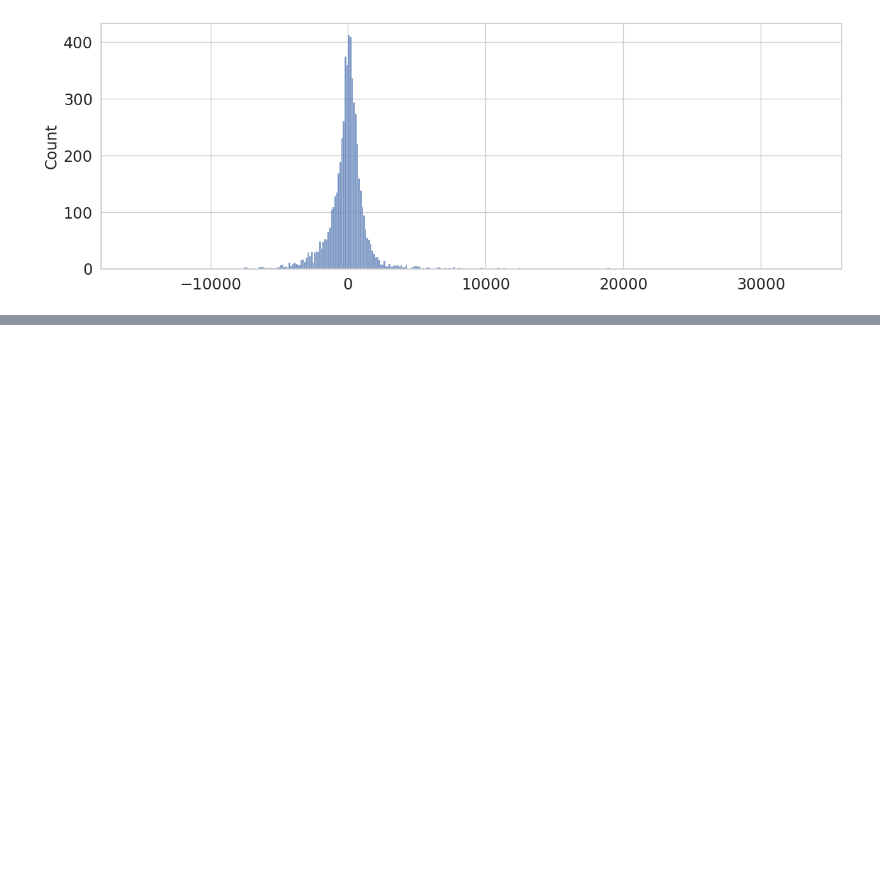
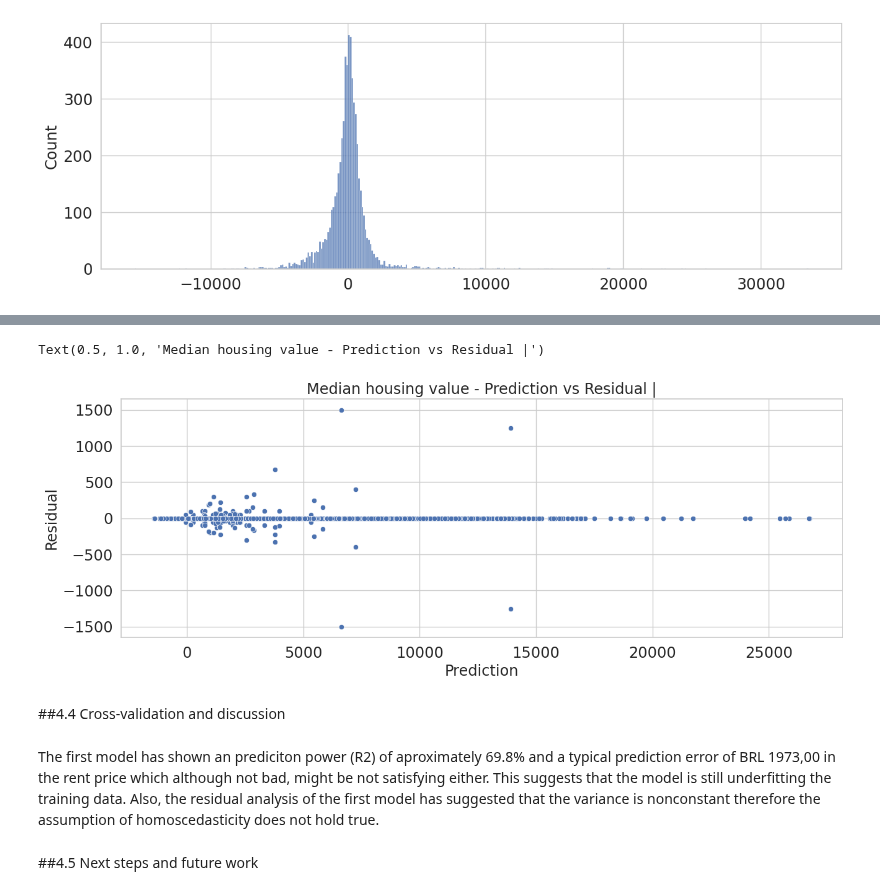
Before and after one commit to HWatanuki/Trabalho_D2APR, a Jupyter notebook: saopaulo-housing.ipynb, the cells around one changed output, grey strips where cells are left out. Saved outputs shown, nothing was run; the diff lists cells and outputs as text; code cells hidden in the pictures; blank space fills up the shorter version.

```diff
--- a/saopaulo-housing.ipynb
+++ b/saopaulo-housing.ipynb
@@ -663,0 +862,16 @@ sns.histplot(residual)
+# %%
+residual_tree_reg = y_train - y_train_pred_tree_reg
+
+sns.scatterplot(x=y_train_pred_lin_reg, y=residual_tree_reg)
+plt.xlabel('Prediction')
+plt.ylabel('Residual')
+plt.title('Median housing value - Prediction vs Residual |')
+# %% [output]
+Text(0.5, 1.0, 'Median housing value - Prediction vs Residual |')
+[figure, added]
+# %% [markdown]
+##4.4 Cross-validation and discussion
+# %% [markdown]
+The first model has shown an prediciton power (R2) of aproximately 69.8% and a typical prediction error of BRL 1973,00 in the rent price which although not bad, might be not satisfying either. This suggests that the model is still underfitting the training data. Also, the residual analysis of the first model has suggested that the variance is nonconstant therefore the assumption of homoscedasticity does not hold true.
+# %% [markdown]
+##4.5 Next steps and future work
```
Also changed, not shown: parts of 30 cells of this notebook.
